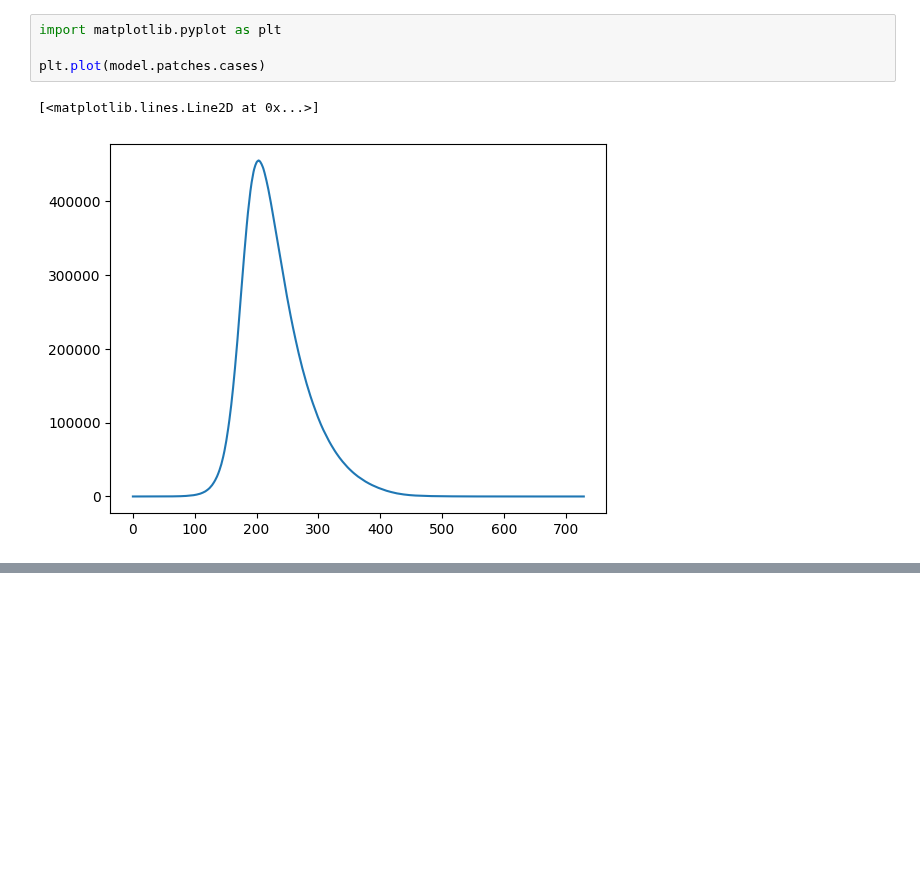
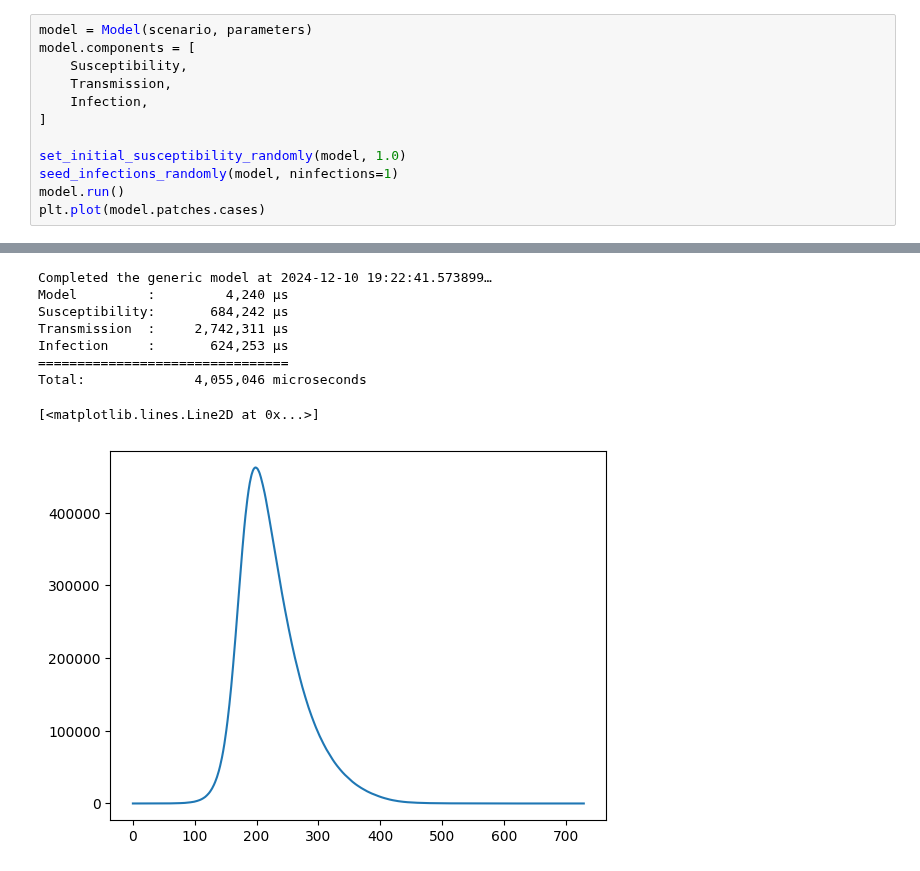
Before and after one commit to InstituteforDiseaseModeling/laser-generic, a Jupyter notebook: notebooks/example_SIR_nobirths.ipynb, the cells around one changed output, grey strips where cells are left out. Saved outputs shown, nothing was run; the diff lists cells and outputs as text; blank space fills up the shorter version.

```diff
--- a/notebooks/example_SIR_nobirths.ipynb
+++ b/notebooks/example_SIR_nobirths.ipynb
@@ -39,7 +23,13 @@ Total:           13,270,944 microseconds
-# %%
-import matplotlib.pyplot as plt
-
-plt.plot(model.patches.cases)
-# %% [output]
-[<matplotlib.lines.Line2D at 0x...>]
-[figure, removed]
+# %%
+model = Model(scenario, parameters)
+model.components = [
+    Susceptibility,
+    Transmission,
+    Infection,
+]
+
+set_initial_susceptibility_randomly(model, 1.0)
+seed_infections_randomly(model, ninfections=1)
+model.run()
+plt.plot(model.patches.cases)
+# %% [output]
@@ -45,0 +39,9 @@ plt.plot(model.patches.cases)
+Completed the generic model at 2024-12-10 19:22:41.573899…
+Model         :         4,240 µs
+Susceptibility:       684,242 µs
+Transmission  :     2,742,311 µs
+Infection     :       624,253 µs
+================================
+Total:              4,055,046 microseconds
+[<matplotlib.lines.Line2D at 0x...>]
+[figure, added]
```
Also changed, not shown: parts of 9 cells of this notebook, 6 other files.
